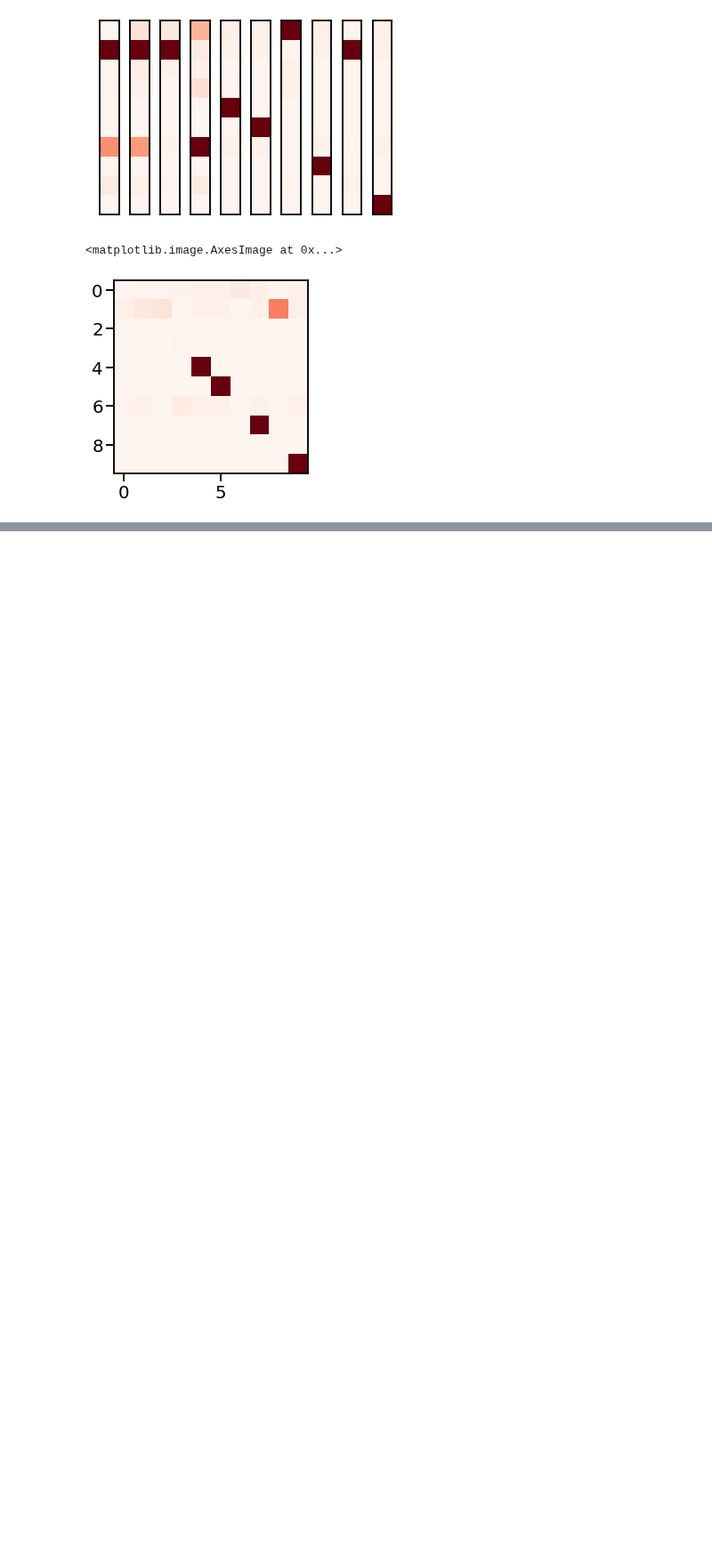
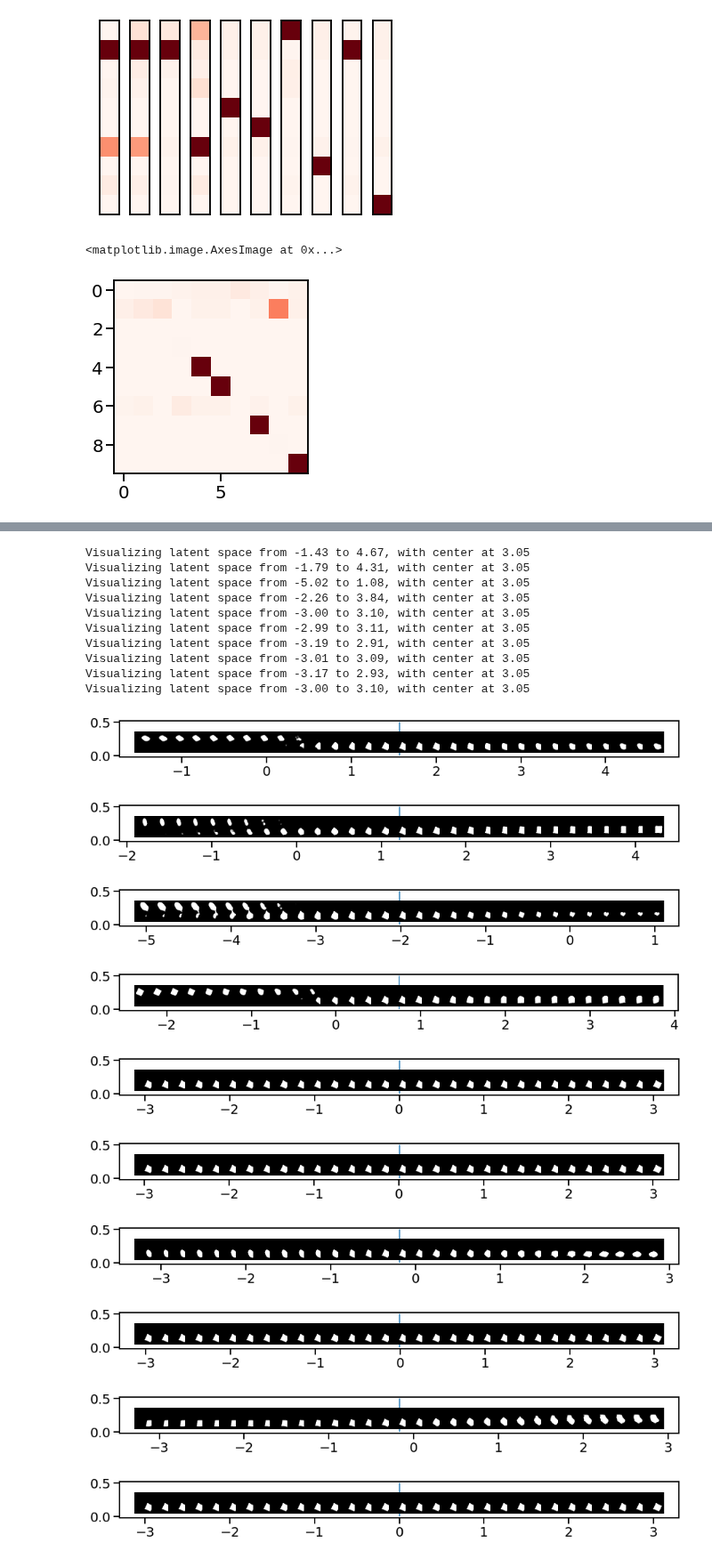
Before and after one commit to muhammadyaseen/vae-disentanglement, a Jupyter notebook: notebooks/PerturbationTesting.ipynb, the cells around one changed output, grey strips where cells are left out. Shown at 89% size. Saved outputs shown, nothing was run; the diff lists cells and outputs as text; code cells hidden in the pictures; blank space fills up the shorter version.

```diff
--- a/notebooks/PerturbationTesting.ipynb
+++ b/notebooks/PerturbationTesting.ipynb
@@ -406,0 +414,24 @@ plt.imshow(diffs[10][0].cpu().numpy().T, cmap='Reds')
+# %%
+for i in range(10):
+    show_traversal_plot(model, anchor_image, limit=2, interp_step=1/5, dim=i, mode='relative')
+# %% [output]
+Visualizing latent space from -1.43 to 4.67, with center at 3.05
+Visualizing latent space from -1.79 to 4.31, with center at 3.05
+Visualizing latent space from -5.02 to 1.08, with center at 3.05
+Visualizing latent space from -2.26 to 3.84, with center at 3.05
+Visualizing latent space from -3.00 to 3.10, with center at 3.05
+Visualizing latent space from -2.99 to 3.11, with center at 3.05
+Visualizing latent space from -3.19 to 2.91, with center at 3.05
+Visualizing latent space from -3.01 to 3.09, with center at 3.05
+Visualizing latent space from -3.17 to 2.93, with center at 3.05
+Visualizing latent space from -3.00 to 3.10, with center at 3.05
+[figure, added]
+[figure, added]
+[figure, added]
+[figure, added]
+[figure, added]
+[figure, added]
+[figure, added]
+[figure, added]
+[figure, added]
+[figure, added]
```
Also changed, not shown: parts of 17 cells of this notebook, 6 other files.
